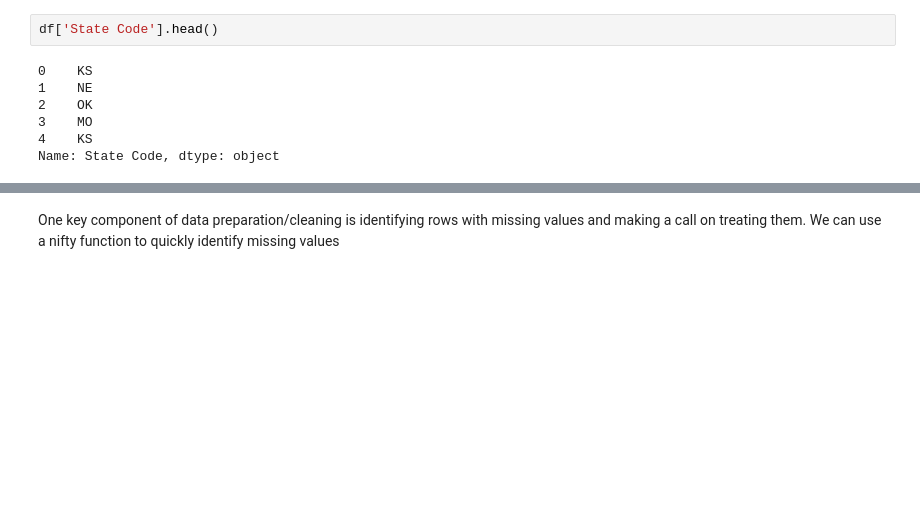
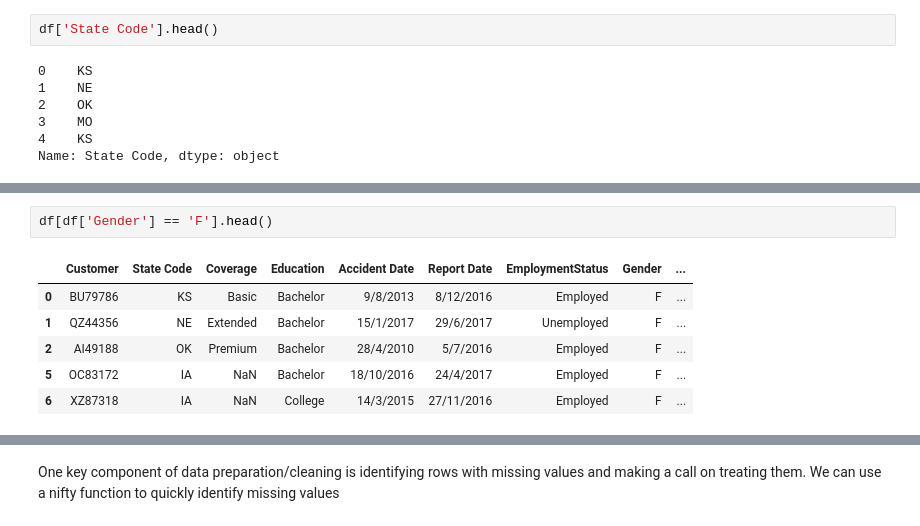
Before and after one commit to penguinpompom/SAS_afternoon_talk, a Jupyter notebook: SAS Python series - Lesson 2.ipynb, the cells around one changed output, grey strips where cells are left out. Saved outputs shown, nothing was run; the diff lists cells and outputs as text; blank space fills up the shorter version.

```diff
--- a/SAS Python series - Lesson 2.ipynb
+++ b/SAS Python series - Lesson 2.ipynb
@@ -82,0 +219,9 @@ Name: State Code, dtype: object
+# %%
+df[df['Gender'] == 'F'].head()
+# %% [output]
+|  | Customer | State Code | Coverage | Education | Accident Date | Report Date | EmploymentStatus | Gender | ... |
+| 0 | BU79786 | KS | Basic | Bachelor | 9/8/2013 | 8/12/2016 | Employed | F | ... |
+| 1 | QZ44356 | NE | Extended | Bachelor | 15/1/2017 | 29/6/2017 | Unemployed | F | ... |
+| 2 | AI49188 | OK | Premium | Bachelor | 28/4/2010 | 5/7/2016 | Employed | F | ... |
+| 5 | OC83172 | IA | NaN | Bachelor | 18/10/2016 | 24/4/2017 | Employed | F | ... |
+| 6 | XZ87318 | IA | NaN | College | 14/3/2015 | 27/11/2016 | Employed | F | ... |
```
Also changed, not shown: parts of 59 cells of this notebook.
